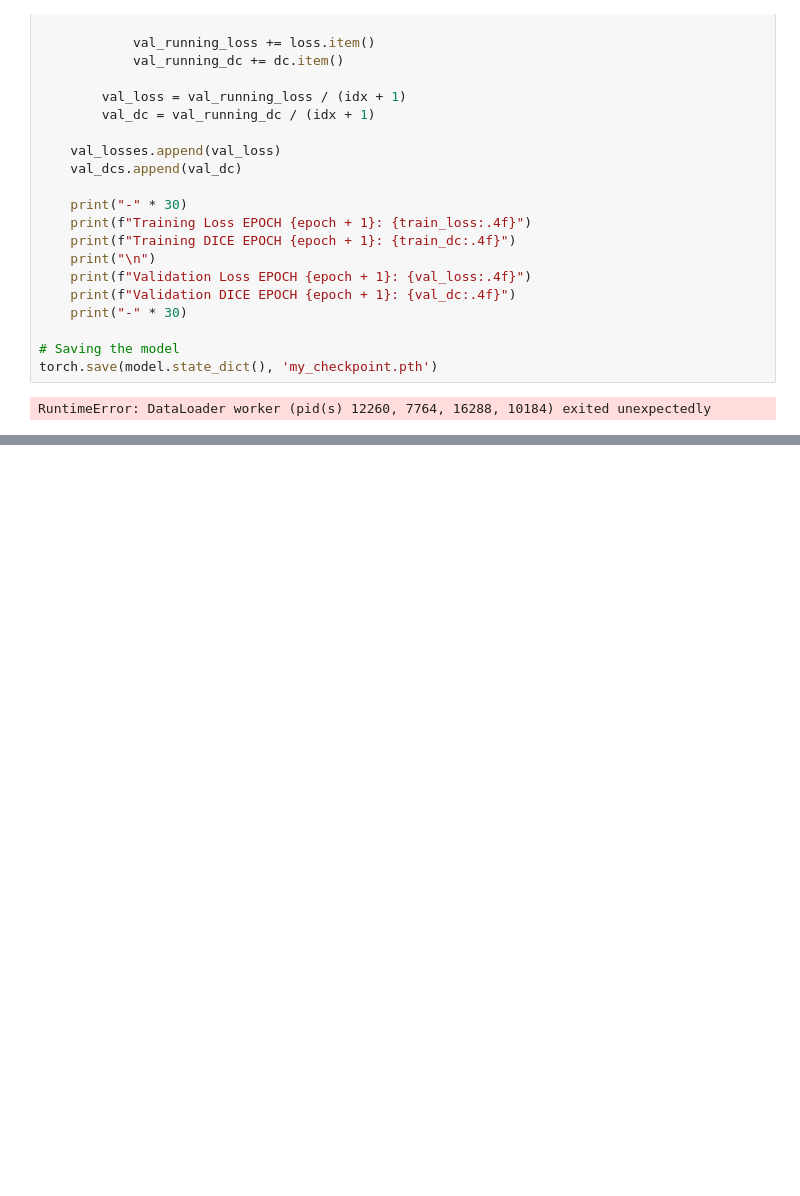
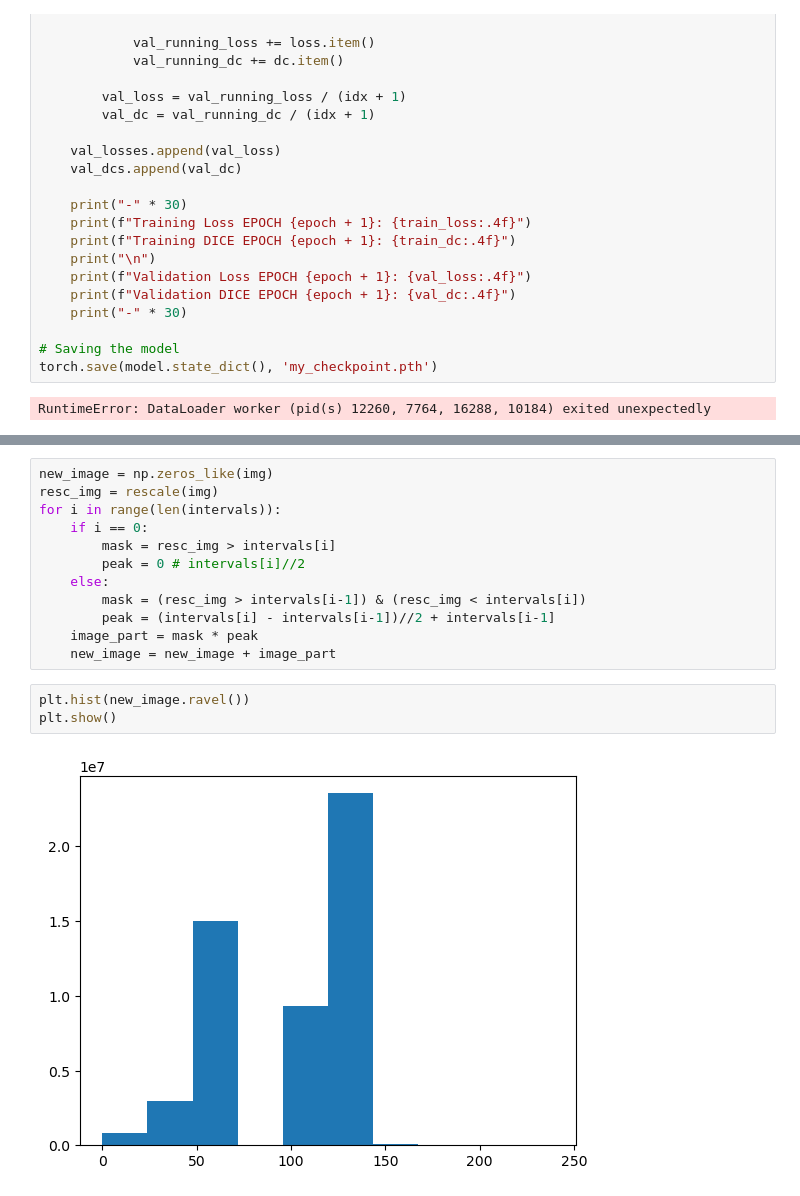
Before and after one commit to Friedrich-Jahns/Projektpraktikum_Master, a Jupyter notebook: code/PP_V1.ipynb, the cells around one changed output, grey strips where cells are left out. Cells and saved outputs as stored; diff of their text form; blank space fills up the shorter version.

```diff
--- a/code/PP_V1.ipynb
+++ b/code/PP_V1.ipynb
@@ -720,0 +806,17 @@ RuntimeError: DataLoader worker (pid(s) 12260, 7764, 16288, 10184) exited unexpe
+# %%
+new_image = np.zeros_like(img)
+resc_img = rescale(img)
+for i in range(len(intervals)):
+	if i == 0:
+		mask = resc_img > intervals[i]
+		peak = 0 # intervals[i]//2
+	else:
+		mask = (resc_img > intervals[i-1]) & (resc_img < intervals[i])
+		peak = (intervals[i] - intervals[i-1])//2 + intervals[i-1]
+	image_part = mask * peak
+	new_image = new_image + image_part
+# %%
+plt.hist(new_image.ravel())
+plt.show()
+# %% [output]
+[figure, added]
```
Also changed, not shown: parts of 10 cells of this notebook.
